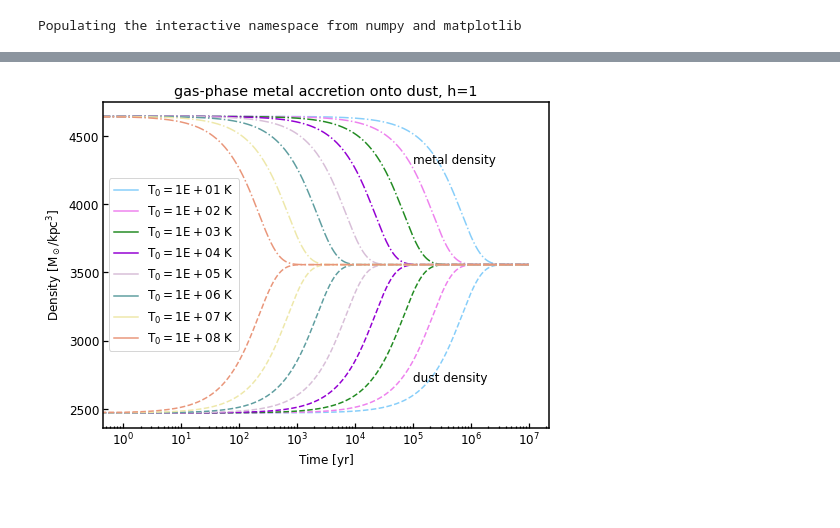
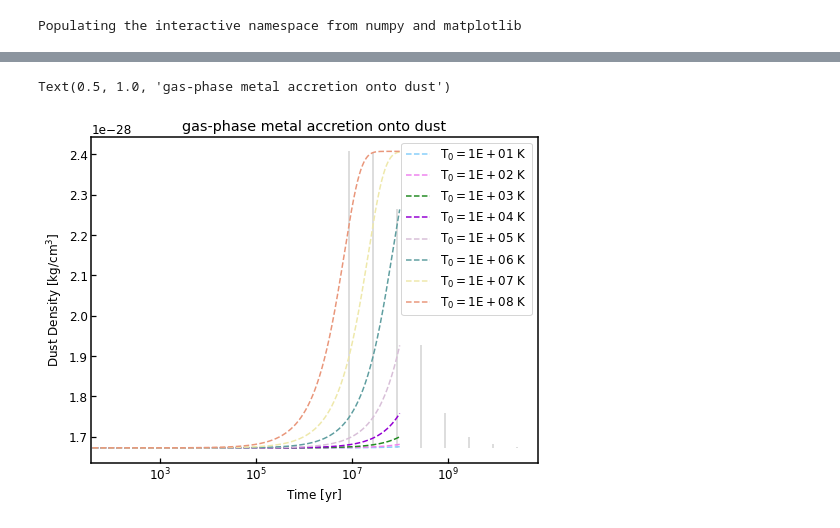
Before and after one commit to helenarichie/my_scripts, a Jupyter notebook: cholla/dust_model/numerical_solution_accretion.ipynb, the cells around one changed output, grey strips where cells are left out. Drawn from its saved outputs; the diff is of its cells as text; code cells hidden in the pictures.

```diff
--- a/cholla/dust_model/numerical_solution_accretion.ipynb
+++ b/cholla/dust_model/numerical_solution_accretion.ipynb
@@ -141,0 +202,13 @@ def evolve_solutions(h, n, T_arr, T_colors):
+# %%
+fig, ax = plt.subplots(nrows=1, ncols=1, sharex=True, figsize=(8,6))
+for j, T in enumerate(T_arr):
+    ax.semilogx(np.arange(0, tmax, h), dd[j], linestyle="--", color=T_colors[j])
+    ax.semilogx(np.arange(0, tmax, h), dm[j], linestyle="-.", color=T_colors[j])
+    ax.semilogx(np.ones(5), acc_integrator[j].d_dust * np.ones(5), linestyle="-", color=T_colors[j], label=f"$T_0={T:.0E}~K$")
+#ax.annotate("dust density", (0.99999999e5, 2700))
+#ax.annotate("metal density", (0.9999999e5, 4300))
+ax.set_xlabel("Time$~[yr]$")
+ax.set_ylabel(r"Density$~[kg/cm^3]$")
+ax.legend()
+ax.set_title(f"gas-phase metal accretion onto dust, h={h} yr")
+plt.savefig("/Users/helenarichie/GitHub/helenarichie.github.io/assets/img/posts/accretion_numerical.png", facecolor="white")
@@ -141,0 +217,8 @@ def evolve_solutions(h, n, T_arr, T_colors):
+# %%
+fig, ax = plt.subplots(nrows=1, ncols=1, sharex=True, figsize=(8,6))
+tau_g_yr = []
+for j, acc_int in enumerate(acc_integrator):
+    tau_g_yr.append(acc_int.tau_g/acc_int.YEAR_IN_SECONDS)
+ax.loglog(T_arr, tau_g_yr, "-o", c="r")
+ax.set_xlabel(r"$T~[K]$")
+ax.set_ylabel(r"$\tau_g~[yr]$")
@@ -144,9 +230,10 @@ T_arr = [10, 100, 1000, 1e4, 1e5, 1e6, 1e7, 1e8]
 T_colors = ["lightskyblue", "violet", "forestgreen", "darkviolet", "thistle", "cadetblue",
             "palegoldenrod", "darksalmon", "indigo"]
 
-h = 1
+h = 100
 n = 1e-2
+tmax = 1e8
 
-dd, dm = evolve_solutions(h, n, T_arr, T_colors)
+dd, dm, taus, integrator = evolve_solutions(h, n, T_arr, tmax)
 # %% [output]
 Gas temperature: 1.0E+01 K
@@ -158,15 +256,12 @@ KeyboardInterrupt:
 # %%
 fig, ax = plt.subplots(nrows=1, ncols=1, sharex=True, figsize=(8,6))
 for j, T in enumerate(T_arr):
-    ax.semilogx(np.arange(0, 1e7, h), dd[j], linestyle="--", color=T_colors[j])
-    ax.semilogx(np.arange(0, 1e7, h), dm[j], linestyle="-.", color=T_colors[j])
-    ax.semilogx(np.ones(5), acc_integrator.d_dust * np.ones(5), linestyle="-", color=T_colors[j], label=f"$T_0={T:.0E}~K$")
-ax.annotate("dust density", (0.99999999e5, 2700))
-ax.annotate("metal density", (0.9999999e5, 4300))
+    ax.semilogx(np.arange(0, tmax, h), dd[j], linestyle="--", color=T_colors[j], label=f"$T_0={T:.0E}~K$")
+    ax.vlines(integrator[j].tau_g/integrator[j].YEAR_IN_SECONDS, ymin=np.amin(dd[j]), ymax=np.amax(dd[j]), color="lightgrey")
 ax.set_xlabel("Time$~[yr]$")
-ax.set_ylabel(r"Density$~[M_\odot/kpc^3]$")
+ax.set_ylabel(r"Dust Density$~[kg/cm^3]$")
 ax.legend()
-ax.set_title(f"gas-phase metal accretion onto dust, h={h}")
-plt.savefig("/Users/helenarichie/GitHub/helenarichie.github.io/assets/img/posts/accretion_numerical.png", facecolor="white")
+ax.set_title(f"gas-phase metal accretion onto dust")
 # %% [output]
+Text(0.5, 1.0, 'gas-phase metal accretion onto dust')
-[figure, old version]
+[figure, new version]
```
Also changed, not shown: parts of 9 cells of this notebook, 3 other files.
